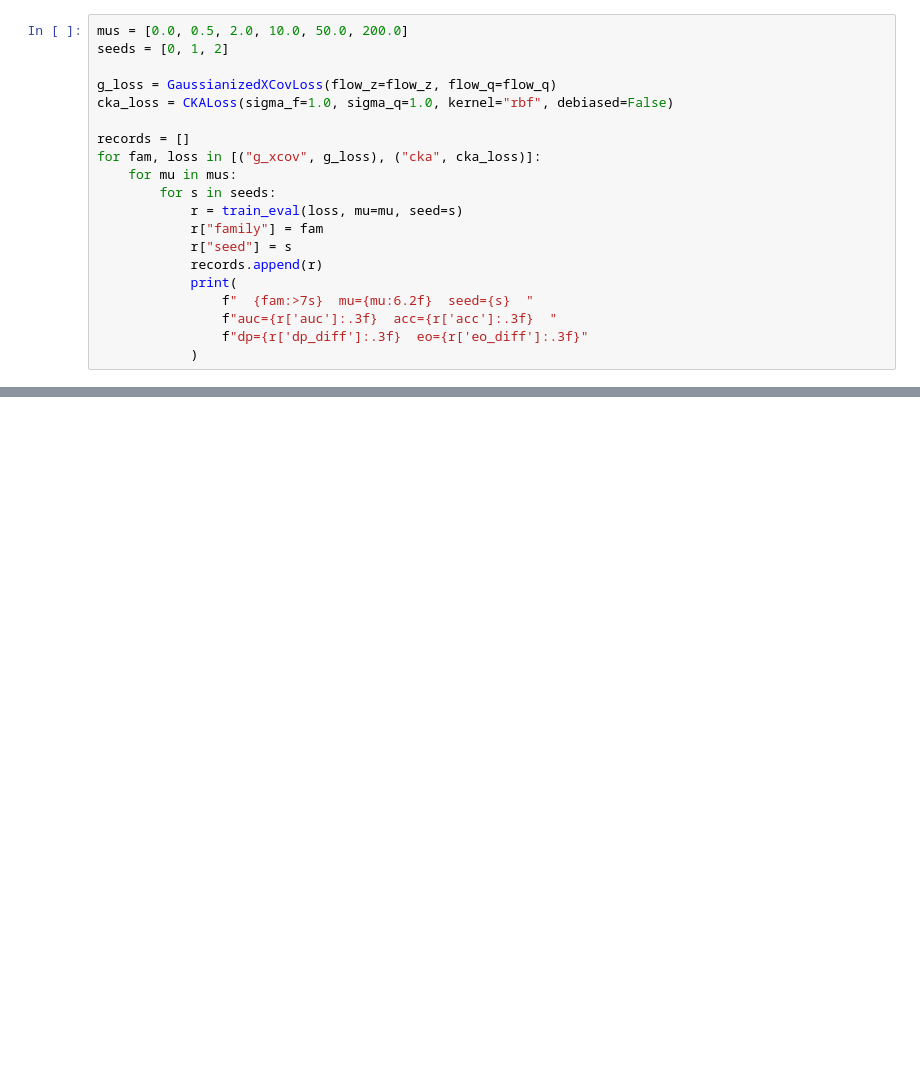
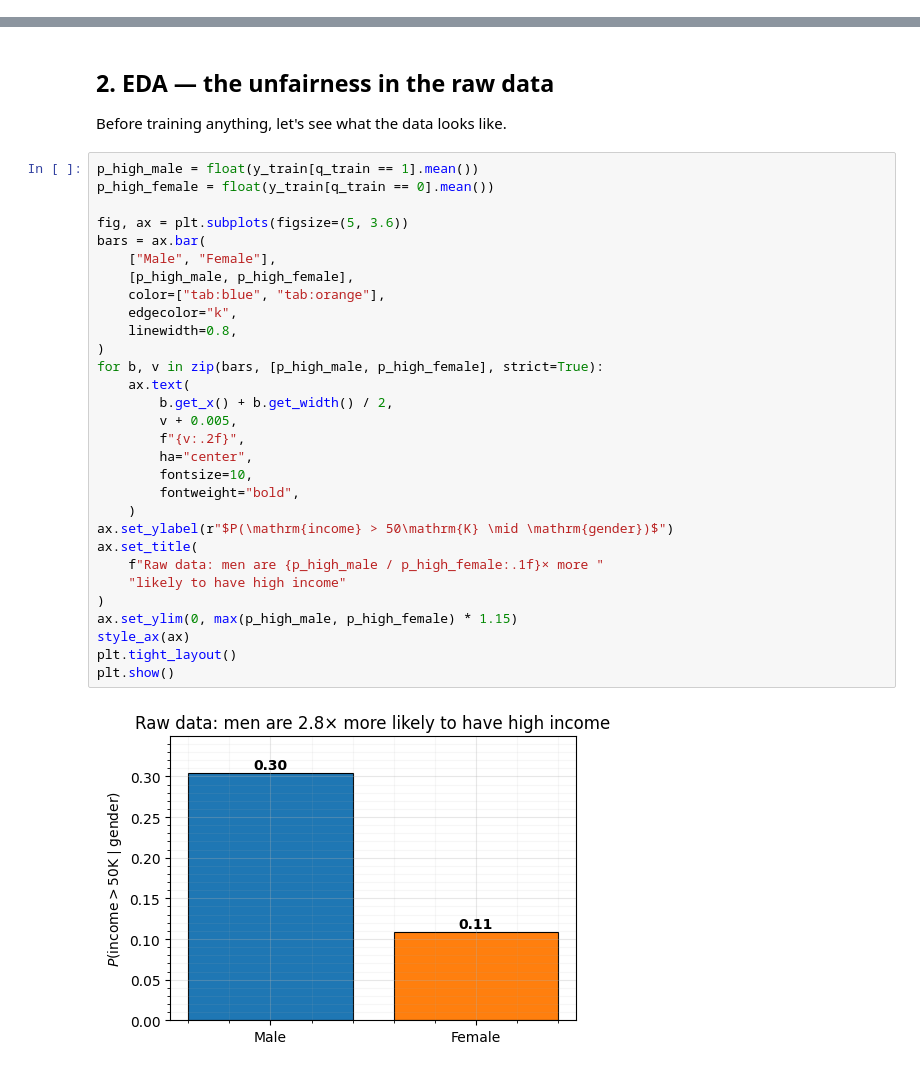
Before and after one commit to jejjohnson/research_notebook, a Jupyter notebook: projects/gaussianization/notebooks/fair_gauss/07_fair_gauss_adult.ipynb, the cells around one changed output, grey strips where cells are left out. Cells and saved outputs as stored; diff of their text form; blank space fills up the shorter version.

```diff
--- a/projects/gaussianization/notebooks/fair_gauss/07_fair_gauss_adult.ipynb
+++ b/projects/gaussianization/notebooks/fair_gauss/07_fair_gauss_adult.ipynb
@@ -177,20 +0,0 @@ def train_eval(
-# %%
-mus = [0.0, 0.5, 2.0, 10.0, 50.0, 200.0]
-seeds = [0, 1, 2]
-
-g_loss = GaussianizedXCovLoss(flow_z=flow_z, flow_q=flow_q)
-cka_loss = CKALoss(sigma_f=1.0, sigma_q=1.0, kernel="rbf", debiased=False)
-
-records = []
-for fam, loss in [("g_xcov", g_loss), ("cka", cka_loss)]:
-    for mu in mus:
-        for s in seeds:
-            r = train_eval(loss, mu=mu, seed=s)
-            r["family"] = fam
-            r["seed"] = s
-            records.append(r)
-            print(
-                f"  {fam:>7s}  mu={mu:6.2f}  seed={s}  "
-                f"auc={r['auc']:.3f}  acc={r['acc']:.3f}  "
-                f"dp={r['dp_diff']:.3f}  eo={r['eo_diff']:.3f}"
-            )
@@ -333,0 +120,36 @@ Pareto axes". A larger benchmark (more features, more seeds, joint
+# %% [markdown]
+## 2. EDA — the unfairness in the raw data
+
+Before training anything, let's see what the data looks like.
+# %%
+p_high_male = float(y_train[q_train == 1].mean())
+p_high_female = float(y_train[q_train == 0].mean())
+
+fig, ax = plt.subplots(figsize=(5, 3.6))
+bars = ax.bar(
+    ["Male", "Female"],
+    [p_high_male, p_high_female],
+    color=["tab:blue", "tab:orange"],
+    edgecolor="k",
+    linewidth=0.8,
+)
+for b, v in zip(bars, [p_high_male, p_high_female], strict=True):
+    ax.text(
+        b.get_x() + b.get_width() / 2,
+        v + 0.005,
+        f"{v:.2f}",
+        ha="center",
+        fontsize=10,
+        fontweight="bold",
+    )
+ax.set_ylabel(r"$P(\mathrm{income} > 50\mathrm{K} \mid \mathrm{gender})$")
+ax.set_title(
+    f"Raw data: men are {p_high_male / p_high_female:.1f}× more "
+    "likely to have high income"
+)
+ax.set_ylim(0, max(p_high_male, p_high_female) * 1.15)
+style_ax(ax)
+plt.tight_layout()
+plt.show()
+# %% [output]
+[figure, added]
```
Also changed, not shown: parts of 39 cells of this notebook.
